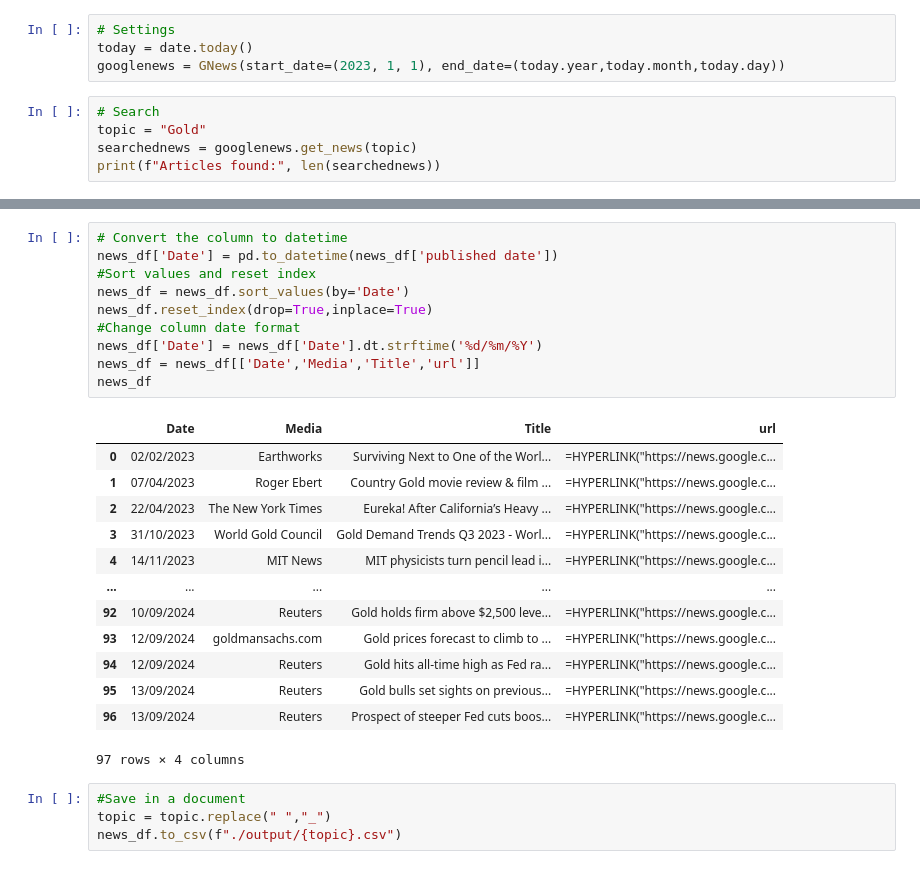
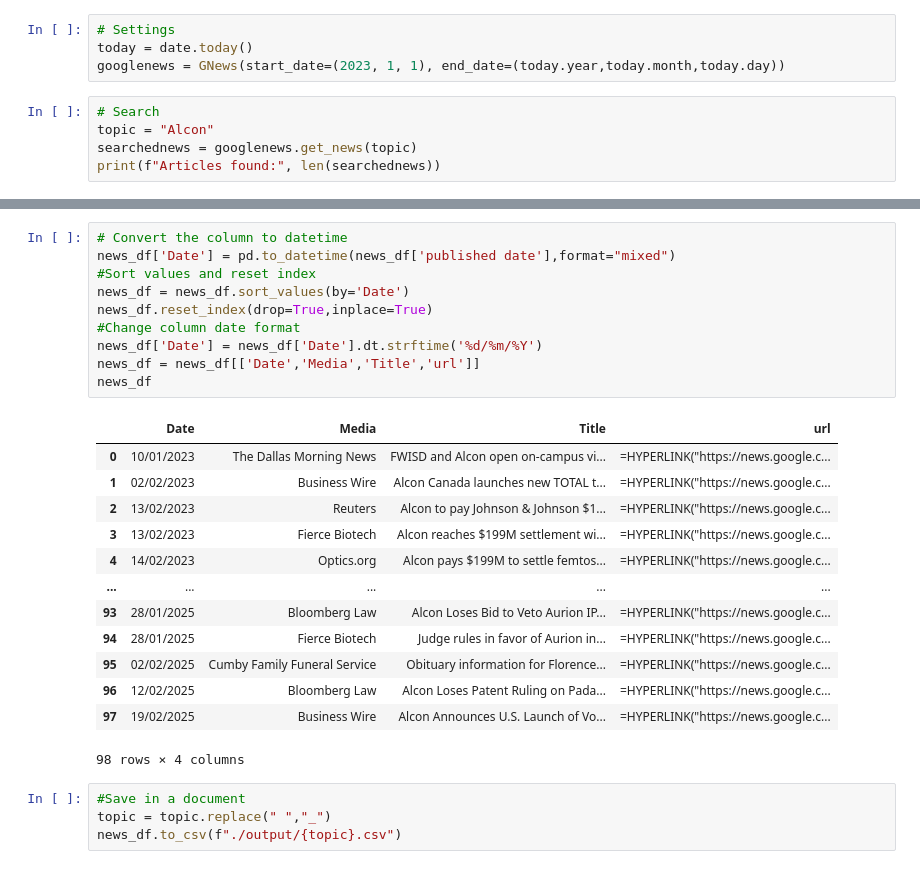
Before and after one commit to alfonrodrisimon/Web-Scrapping, a Jupyter notebook: webscrapping.ipynb, the cells around one changed output, grey strips where cells are left out. Saved outputs shown, nothing was run; the diff lists cells and outputs as text.

```diff
--- a/webscrapping.ipynb
+++ b/webscrapping.ipynb
@@ -24,7 +24,7 @@ today = date.today()
 googlenews = GNews(start_date=(2023, 1, 1), end_date=(today.year,today.month,today.day))
 # %%
 # Search
-topic = "Gold"
+topic = "Alcon"
 searchednews = googlenews.get_news(topic)
 print(f"Articles found:", len(searchednews))
 # %% [output]
@@ -95,27 +95,27 @@ news_df.head(20)
 # %%
 # Convert the column to datetime
-news_df['Date'] = pd.to_datetime(news_df['published date'])
+news_df['Date'] = pd.to_datetime(news_df['published date'],format="mixed")
 #Sort values and reset index
 news_df = news_df.sort_values(by='Date')
 news_df.reset_index(drop=True,inplace=True)
 #Change column date format
 news_df['Date'] = news_df['Date'].dt.strftime('%d/%m/%Y')
 news_df = news_df[['Date','Media','Title','url']]
 news_df
 # %% [output]
 |  | Date | Media | Title | url |
-| 0 | 02/02/2023 | Earthworks | Surviving Next to One of the Worl... | =HYPERLINK("https://news.google.c... |
-| 1 | 07/04/2023 | Roger Ebert | Country Gold movie review & film ... | =HYPERLINK("https://news.google.c... |
-| 2 | 22/04/2023 | The New York Times | Eureka! After California’s Heavy ... | =HYPERLINK("https://news.google.c... |
-| 3 | 31/10/2023 | World Gold Council | Gold Demand Trends Q3 2023 - Worl... | =HYPERLINK("https://news.google.c... |
-| 4 | 14/11/2023 | MIT News | MIT physicists turn pencil lead i... | =HYPERLINK("https://news.google.c... |
+| 0 | 10/01/2023 | The Dallas Morning News | FWISD and Alcon open on-campus vi... | =HYPERLINK("https://news.google.c... |
+| 1 | 02/02/2023 | Business Wire | Alcon Canada launches new TOTAL t... | =HYPERLINK("https://news.google.c... |
+| 2 | 13/02/2023 | Reuters | Alcon to pay Johnson & Johnson $1... | =HYPERLINK("https://news.google.c... |
+| 3 | 13/02/2023 | Fierce Biotech | Alcon reaches $199M settlement wi... | =HYPERLINK("https://news.google.c... |
+| 4 | 14/02/2023 | Optics.org | Alcon pays $199M to settle femtos... | =HYPERLINK("https://news.google.c... |
 | ... | ... | ... | ... | ... |
-| 92 | 10/09/2024 | Reuters | Gold holds firm above $2,500 leve... | =HYPERLINK("https://news.google.c... |
-| 93 | 12/09/2024 | goldmansachs.com | Gold prices forecast to climb to ... | =HYPERLINK("https://news.google.c... |
-| 94 | 12/09/2024 | Reuters | Gold hits all-time high as Fed ra... | =HYPERLINK("https://news.google.c... |
-| 95 | 13/09/2024 | Reuters | Gold bulls set sights on previous... | =HYPERLINK("https://news.google.c... |
-| 96 | 13/09/2024 | Reuters | Prospect of steeper Fed cuts boos... | =HYPERLINK("https://news.google.c... |
+| 93 | 28/01/2025 | Bloomberg Law | Alcon Loses Bid to Veto Aurion IP... | =HYPERLINK("https://news.google.c... |
+| 94 | 28/01/2025 | Fierce Biotech | Judge rules in favor of Aurion in... | =HYPERLINK("https://news.google.c... |
+| 95 | 02/02/2025 | Cumby Family Funeral Service | Obituary information for Florence... | =HYPERLINK("https://news.google.c... |
+| 96 | 12/02/2025 | Bloomberg Law | Alcon Loses Patent Ruling on Pada... | =HYPERLINK("https://news.google.c... |
+| 97 | 19/02/2025 | Business Wire | Alcon Announces U.S. Launch of Vo... | =HYPERLINK("https://news.google.c... |
-97 rows × 4 columns
+98 rows × 4 columns
 # %%
 #Save in a document
 topic = topic.replace(" ","_")
```
Also changed, not shown: parts of 5 cells of this notebook.
